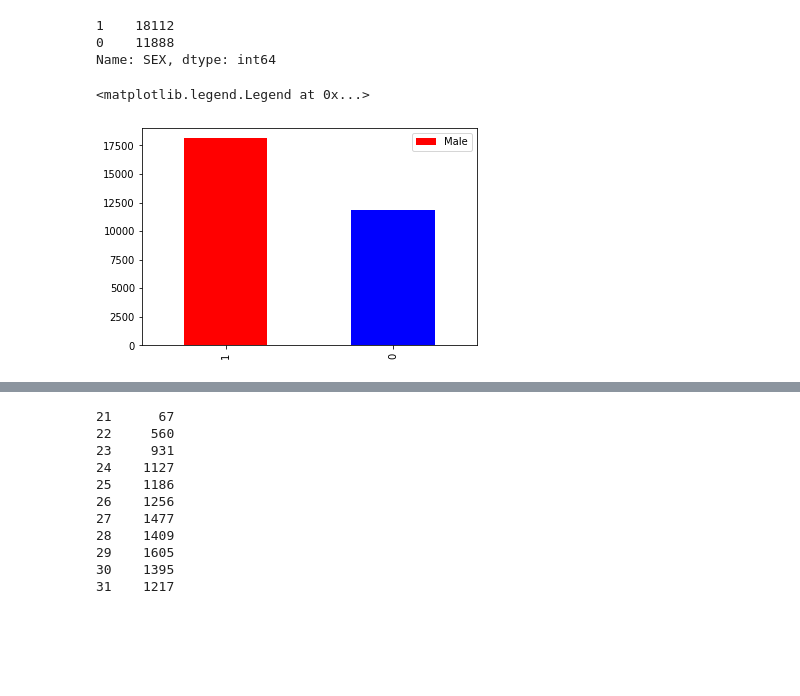
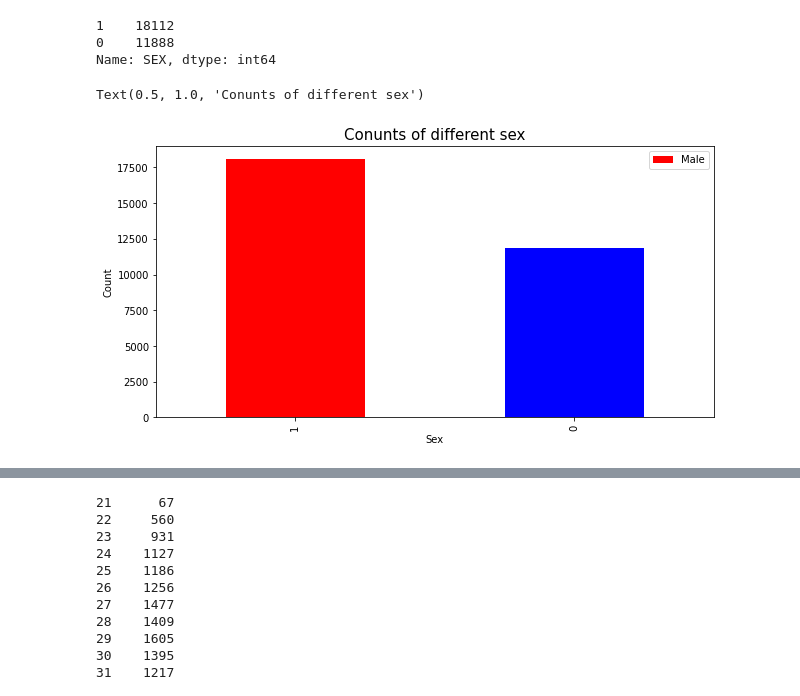
Before and after one commit to Priyabrat845/Credit-Card-Default-Prediction-, a Jupyter notebook: Credit_Card_Default_Prediction_Capstone_Project.ipynb, the cells around one changed output, grey strips where cells are left out. Cells and saved outputs as stored; diff of their text form; code cells hidden in the pictures; blank space fills up the shorter version.

```diff
--- a/Credit_Card_Default_Prediction_Capstone_Project.ipynb
+++ b/Credit_Card_Default_Prediction_Capstone_Project.ipynb
@@ -170,0 +193,6 @@ dataset['SEX'].value_counts().plot.bar()
+# %%
+plt.rcParams["figure.figsize"] = (10,5)
+dataset['SEX'].value_counts().plot.bar()
+plt.xlabel('Sex')
+plt.ylabel('Count')
+plt.title('Conunts of different sex',Size=15)
@@ -178,10 +210,13 @@ Name: SEX, dtype: int64
 # %%
 dataset['SEX'].value_counts().plot.bar(color=['red','blue'])
 Gender=["Male","Female"]
 plt.legend(Gender)
+plt.xlabel('Sex')
+plt.ylabel('Count')
+plt.title('Conunts of different sex',Size=15)
 # %% [output]
-<matplotlib.legend.Legend at 0x...>
+Text(0.5, 1.0, 'Conunts of different sex')
-[figure, old version]
+[figure, new version]
 # %%
 dataset['MARRIAGE'].value_counts()
 # %% [output]
```
Also changed, not shown: parts of 66 cells of this notebook.
